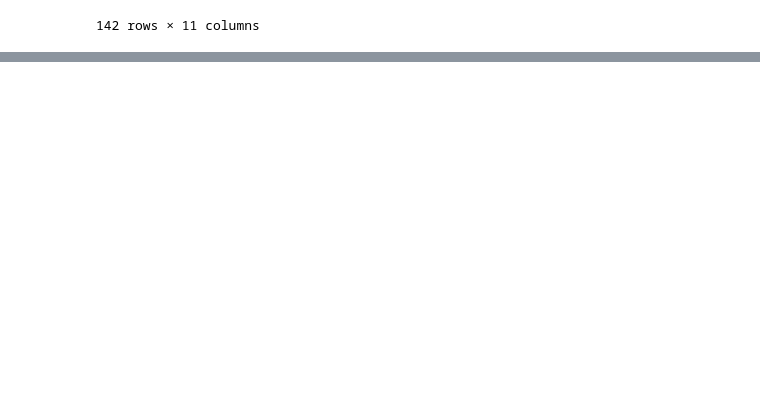
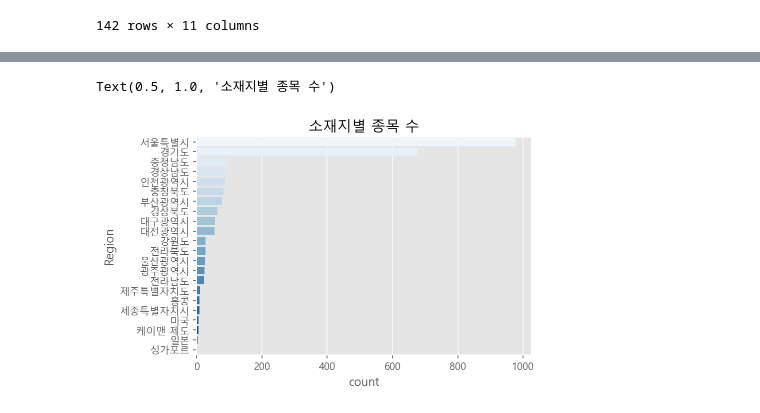
Before and after one commit to HanHyunDo/coding, a Jupyter notebook: 오늘 코드(유튜브)/KRX 분석.ipynb, the cells around one changed output, grey strips where cells are left out. Cells and saved outputs as stored; diff of their text form; code cells hidden in the pictures; blank space fills up the shorter version.

```diff
--- a/오늘 코드(유튜브)/KRX 분석.ipynb
+++ b/오늘 코드(유튜브)/KRX 분석.ipynb
@@ -454,0 +501,6 @@ df[df["Sector"] == "특수 목적용 기계 제조업"]
+# %%
+sns.countplot(data=df, y="Region", order=df["Region"].value_counts().index,
+              palette="Blues").set_title("소재지별 종목 수")
+# %% [output]
+Text(0.5, 1.0, '소재지별 종목 수')
+[figure, added]
```
Also changed, not shown: parts of 12 cells of this notebook.
